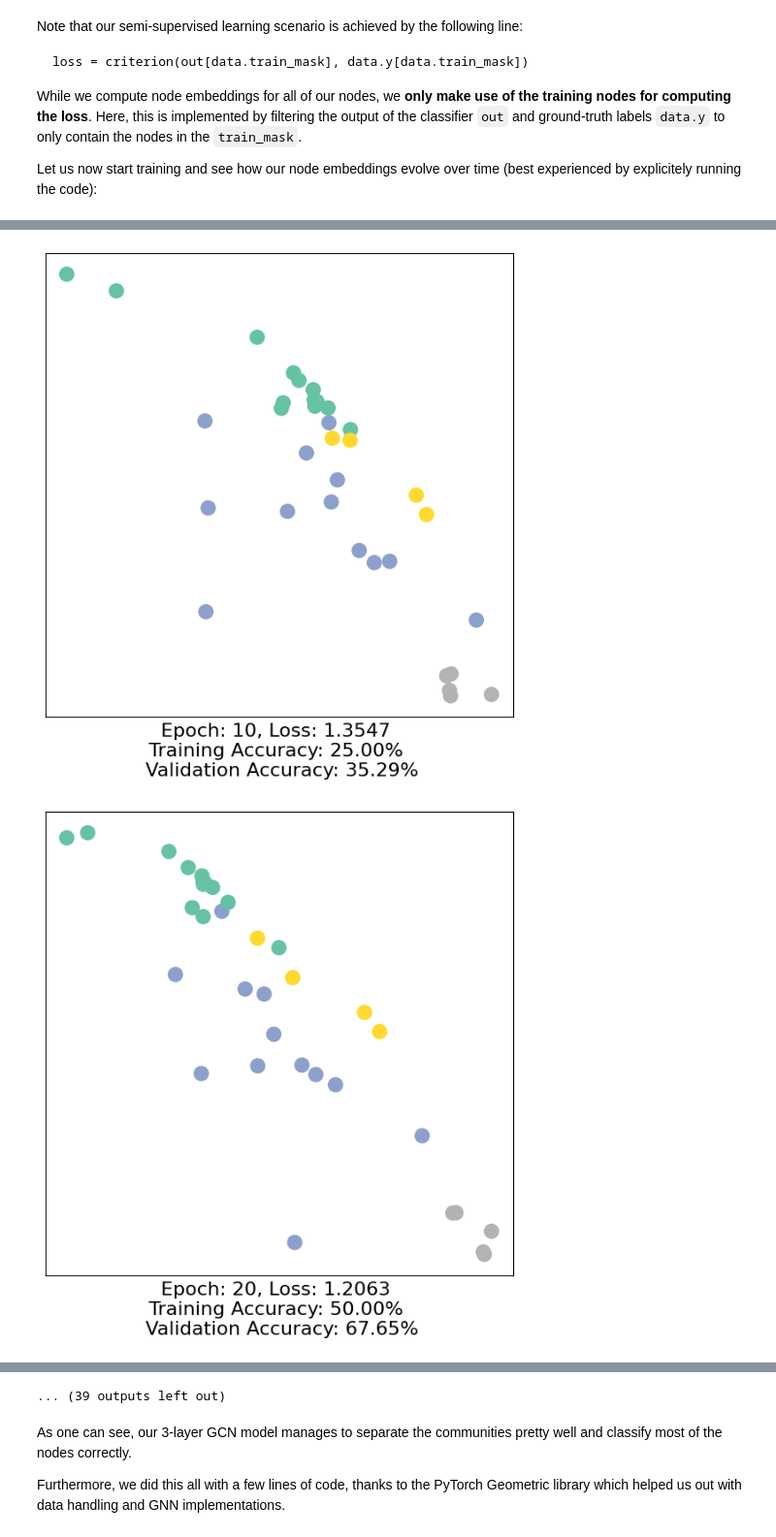
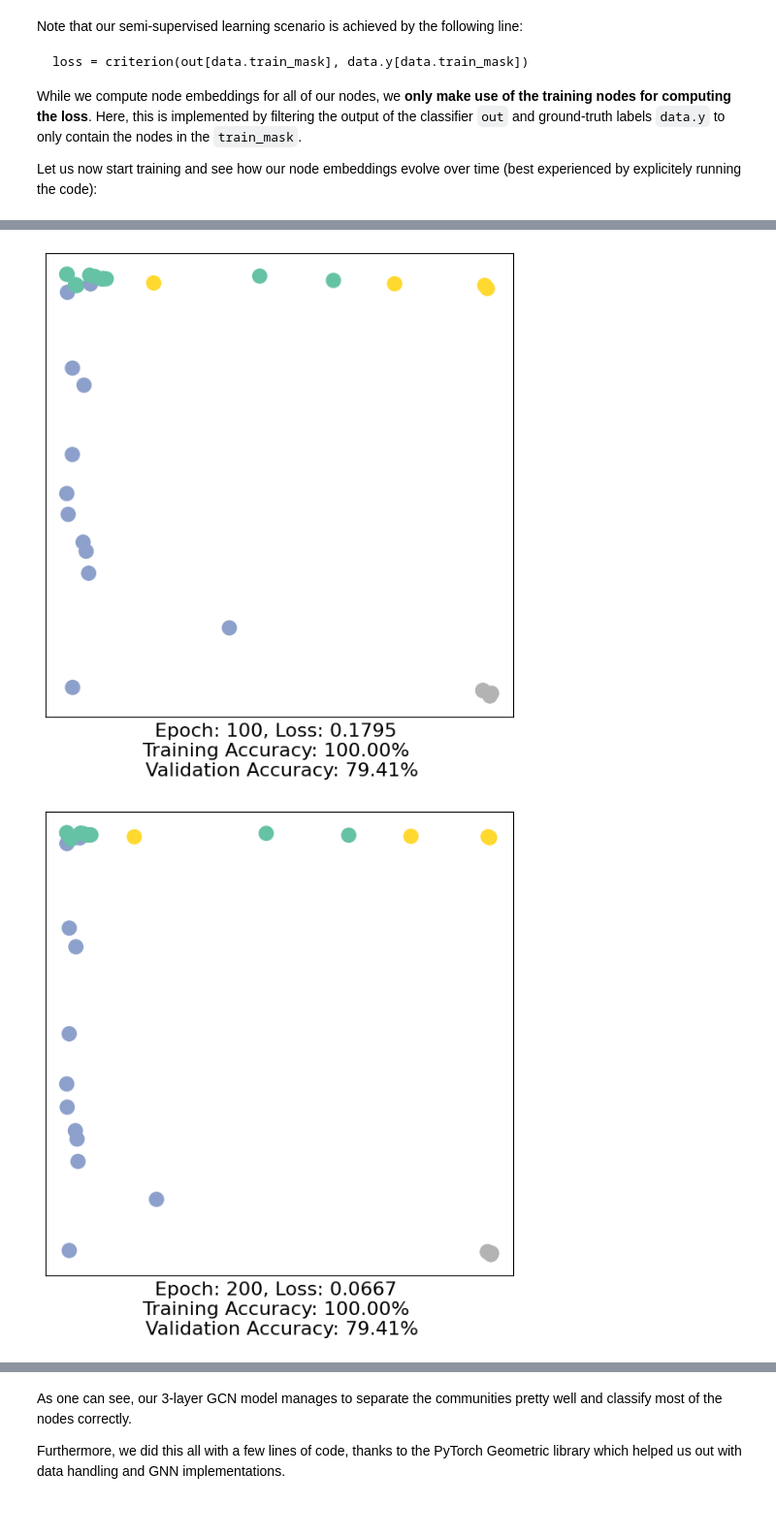
Before and after one commit to Wanyuxiang-code/CS224W-Fall2023, a Jupyter notebook: colab/CS224W_Colab_0.ipynb, the cells around one changed output, grey strips where cells are left out. Shown at 97% size. Saved outputs shown, nothing was run; the diff lists cells and outputs as text; code cells hidden in the pictures.

```diff
--- a/colab/CS224W_Colab_0.ipynb
+++ b/colab/CS224W_Colab_0.ipynb
@@ -478,33 +483,33 @@ optimizer = torch.optim.Adam(model.parameters(), lr=0.01)  # Define optimizer.
 def train(data):
     optimizer.zero_grad()  # Clear gradients.
     out, h = model(data.x, data.edge_index)  # Perform a single forward pass.
     loss = criterion(out[data.train_mask], data.y[data.train_mask])  # Compute the loss solely based on the training nodes.
     loss.backward()  # Derive gradients.
     optimizer.step()  # Update parameters based on gradients.
 
     accuracy = {}
     # Calculate training accuracy on our four examples
     predicted_classes = torch.argmax(out[data.train_mask], axis=1) # [0.6, 0.2, 0.7, 0.1] -> 2
     target_classes = data.y[data.train_mask]
     accuracy['train'] = torch.mean(
         torch.where(predicted_classes == target_classes, 1, 0).float())
 
     # Calculate validation accuracy on the whole graph
     predicted_classes = torch.argmax(out, axis=1)
     target_classes = data.y
     accuracy['val'] = torch.mean(
         torch.where(predicted_classes == target_classes, 1, 0).float())
 
     return loss, h, accuracy
 
 for epoch in range(500):
     loss, h, accuracy = train(data)
     # Visualize the node embeddings every 10 epochs
-    if epoch % 10 == 0:
+    if epoch % 100 == 0:
         visualize(h, color=data.y, epoch=epoch, loss=loss, accuracy=accuracy)
         time.sleep(0.3)
 # %% [output]
 [interactive output not drawn]
 [figure]
-[figure, old version]
+[figure, new version]
-[figure, old version]
+[figure, new version]
@@ -519,4 +518,3 @@ for epoch in range(500):
-... (39 outputs left out)
 # %% [markdown]
 As one can see, our 3-layer GCN model manages to separate the communities pretty well and classify most of the nodes correctly.
 
```
Also changed, not shown: parts of 4 cells of this notebook, 4 other files.
